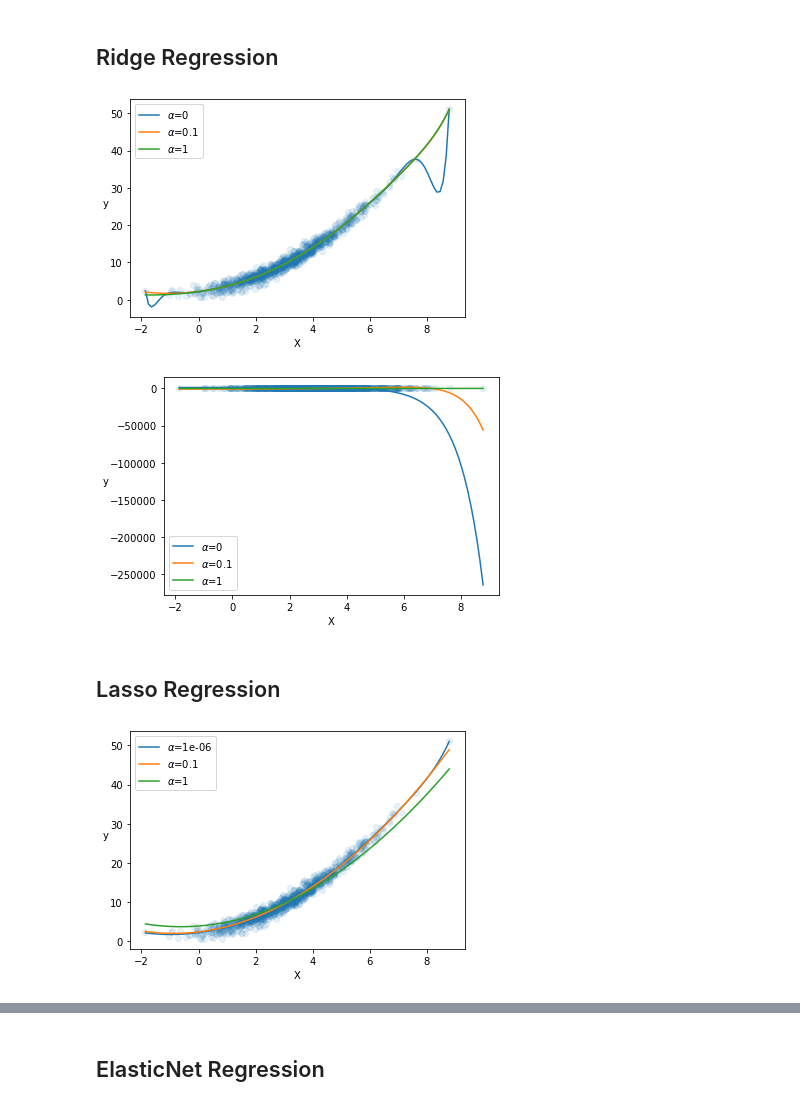
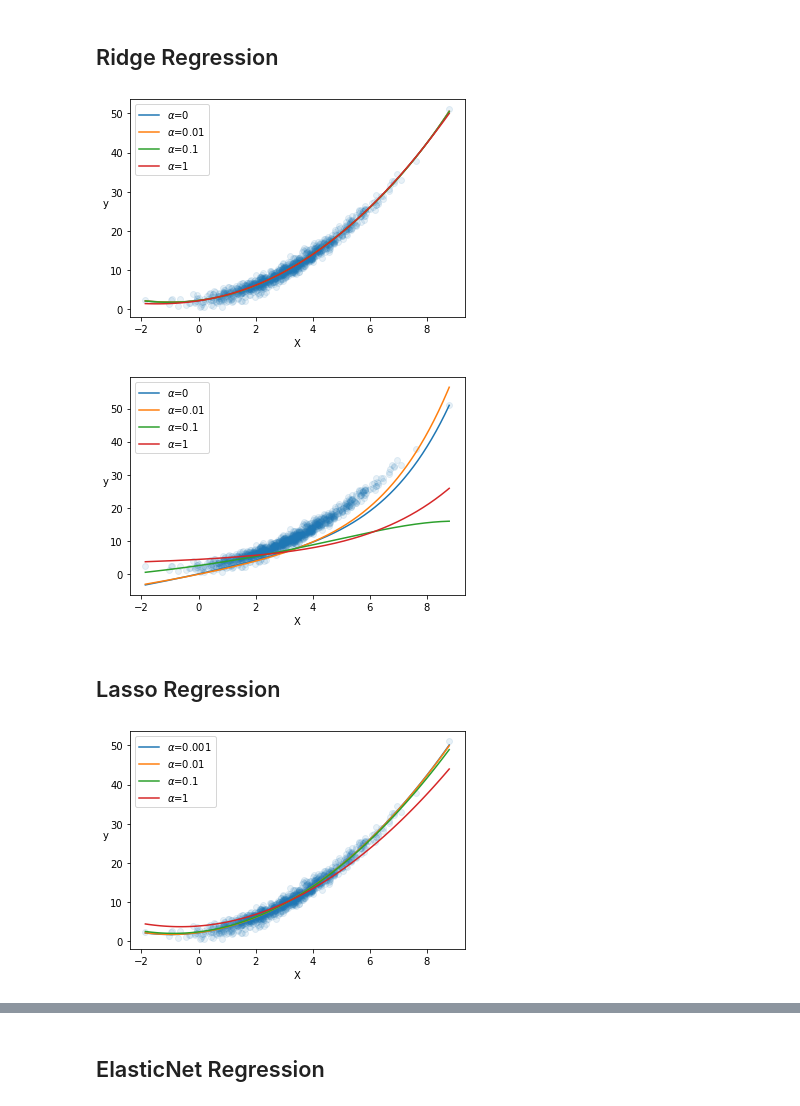
Before and after one commit to kaust-vislab/scikit-learn-tutorials, a Jupyter notebook: notebooks/chapter-04.ipynb, the cells around one changed output, grey strips where cells are left out. Saved outputs shown, nothing was run; the diff lists cells and outputs as text; code cells hidden in the pictures.

Commit message:
Added notebook for training models

```diff
--- a/notebooks/chapter-04.ipynb
+++ b/notebooks/chapter-04.ipynb
@@ -309,7 +354,7 @@ from sklearn import pipeline
 
 
 preprocessing_pipeline = pipeline.Pipeline([
-    ("polynomial_features", preprocessing.PolynomialFeatures(degree=15, include_bias=False)),
+    ("polynomial_features", preprocessing.PolynomialFeatures(degree=5, include_bias=False)),
     ("standard_scaler", preprocessing.StandardScaler())
 ])
 Z = preprocessing_pipeline.fit_transform(X)
@@ -321,7 +366,7 @@ ax.set_ylabel('y', rotation="horizontal")
 
 _prng = np.random.RandomState(42)
 
-alphas = [0, 1e-1, 1]
+alphas = [0, 1e-2, 1e-1, 1]
 for alpha in alphas:
     # uses exact solution to the normal equations via matrix decomposition (slow for large n_features)
     ridge_model = linear_model.Ridge(alpha, fit_intercept=True, random_state=_prng)
@@ -337,31 +382,35 @@ for alpha in alphas:
 ax.legend()
 plt.show()
 # %% [output]
-[figure, old version]
+[figure, new version]
 # %%
 fig, ax = plt.subplots(1, 1)
 ax.scatter(X[:, 0], y[:, 0], alpha=0.1)
 ax.set_xlabel('X')
 ax.set_ylabel('y', rotation="horizontal")
 
-_prng = np.random.RandomState(42)
-
-alphas = [0, 1e-1, 1]
+alphas = [0, 1e-2, 1e-1, 1]
 for alpha in alphas:
-    ridge_model = linear_model.SGDRegressor(penalty="l2", alpha=alpha, fit_intercept=True, random_state=_prng)
+    _prng = np.random.RandomState(42)
+    ridge_model = linear_model.SGDRegressor(penalty="l2",
+                                            alpha=alpha,
+                                            fit_intercept=True,
+                                            learning_rate="constant",
+                                            eta0=1e-2,
+                                            random_state=_prng)
     ridge_model.fit(Z, _y)
 
-    _X = (np.linspace(X.min(), X.max(), 100)
+    _X = (np.linspace(X.min(), X.max(), 1000)
             .reshape(-1, 1))
     _Z = preprocessing_pipeline.transform(_X)
     _predictions = ridge_model.predict(_Z)
 
     ax.plot(_X[:, 0], _predictions, label=rf"$\alpha$={alpha}")
 
 ax.legend()
 plt.show()
 # %% [output]
-[figure, old version]
+[figure, new version]
 # %% [markdown]
 ## Lasso Regression
 # %%
@@ -370,11 +419,10 @@ ax.scatter(X[:, 0], y[:, 0], alpha=0.1)
 ax.set_xlabel('X')
 ax.set_ylabel('y', rotation="horizontal")
 
-_prng = np.random.RandomState(42)
-
-alphas = [1e-6, 1e-1, 1]
+alphas = [1e-3, 1e-2, 1e-1, 1]
 for alpha in alphas:
     # uses exact solution to the normal equations via matrix decomposition (slow for large n_features)
+    _prng = np.random.RandomState(42)
     lasso_model = linear_model.Lasso(alpha=alpha, fit_intercept=True, max_iter=2000, random_state=_prng)
     lasso_model.fit(Z, y)
 
@@ -388,7 +436,7 @@ for alpha in alphas:
 ax.legend()
 plt.show()
 # %% [output]
-[figure, old version]
+[figure, new version]
 # %%
 fig, ax = plt.subplots(1, 1)
 ax.scatter(X[:, 0], y[:, 0], alpha=0.1)
```
Also changed, not shown: parts of 21 cells of this notebook.
